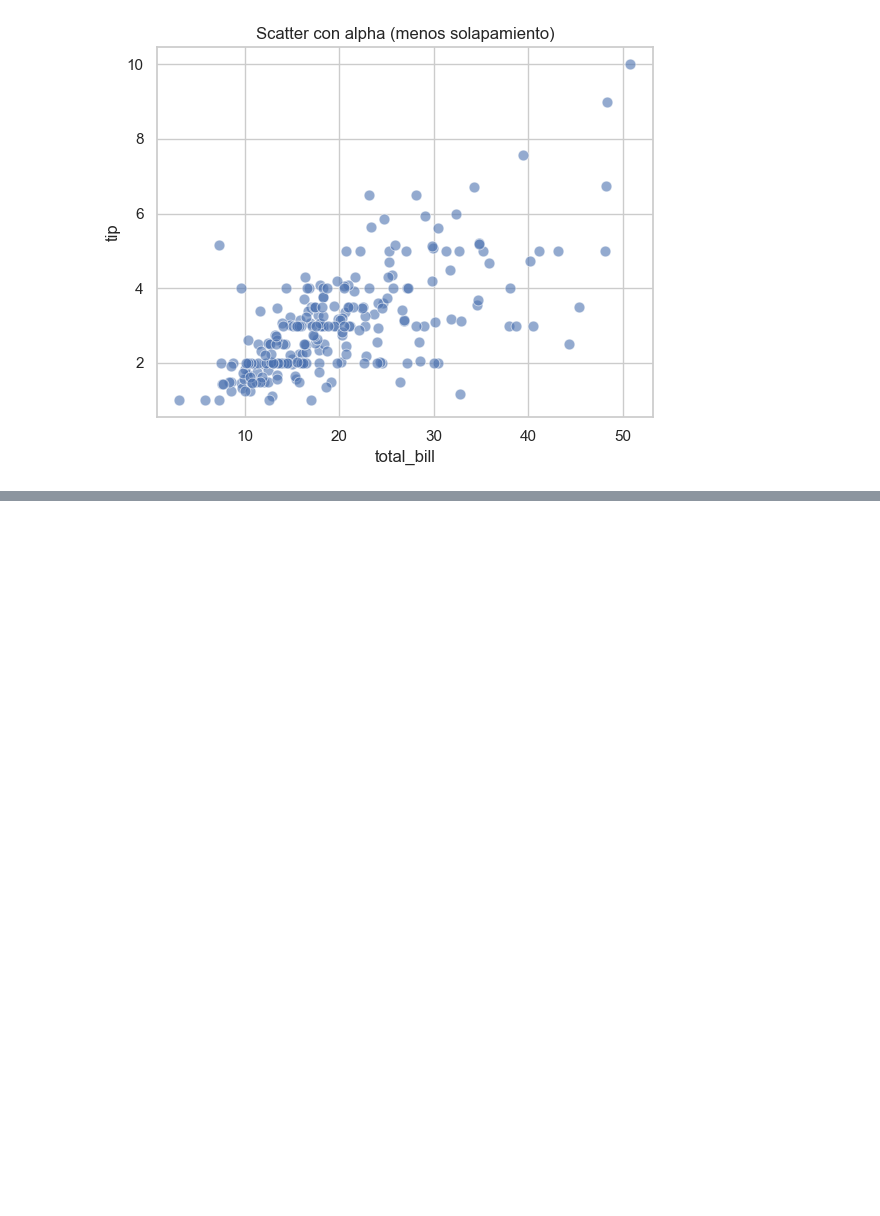
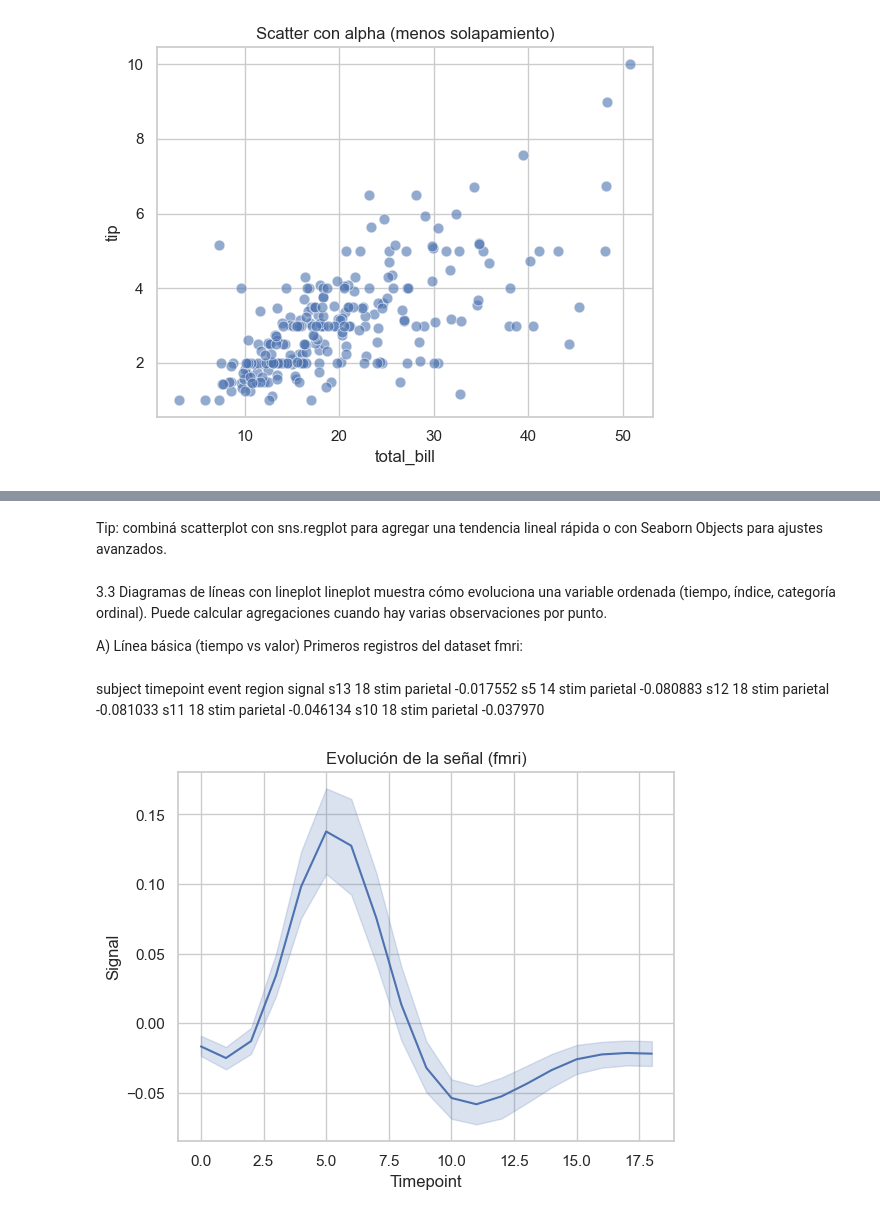
Before and after one commit to wilson-j-insaurralde/Seaborn, a Jupyter notebook: teoria/003_Gráficos de relaciones.ipynb, the cells around one changed output, grey strips where cells are left out. Saved outputs shown, nothing was run; the diff lists cells and outputs as text; code cells hidden in the pictures; blank space fills up the shorter version.

```diff
--- a/teoria/003_Gráficos de relaciones.ipynb
+++ b/teoria/003_Gráficos de relaciones.ipynb
@@ -49,0 +93,30 @@ plt.show()
+# %% [markdown]
+Tip: combiná scatterplot con sns.regplot para agregar una tendencia lineal rápida o con Seaborn Objects para ajustes avanzados.
+# %% [markdown]
+3.3 Diagramas de líneas con lineplot
+lineplot muestra cómo evoluciona una variable ordenada (tiempo, índice, categoría ordinal). Puede calcular agregaciones cuando hay varias observaciones por punto.
+
+A) Línea básica (tiempo vs valor)
+Primeros registros del dataset fmri:
+# %% [markdown]
+
+subject	timepoint	event	region	signal
+s13	18	stim	parietal	-0.017552
+s5	14	stim	parietal	-0.080883
+s12	18	stim	parietal	-0.081033
+s11	18	stim	parietal	-0.046134
+s10	18	stim	parietal	-0.037970
+# %%
+import seaborn as sns
+import matplotlib.pyplot as plt
+
+sns.set_theme(style="whitegrid", context="notebook")
+fmri = sns.load_dataset("fmri")  # señal a lo largo del tiempo
+
+sns.lineplot(data=fmri, x="timepoint", y="signal")
+plt.title("Evolución de la señal (fmri)")
+plt.xlabel("Timepoint")
+plt.ylabel("Signal")
+plt.show()
+# %% [output]
+[figure, added]
```
Also changed, not shown: parts of 20 cells of this notebook.
